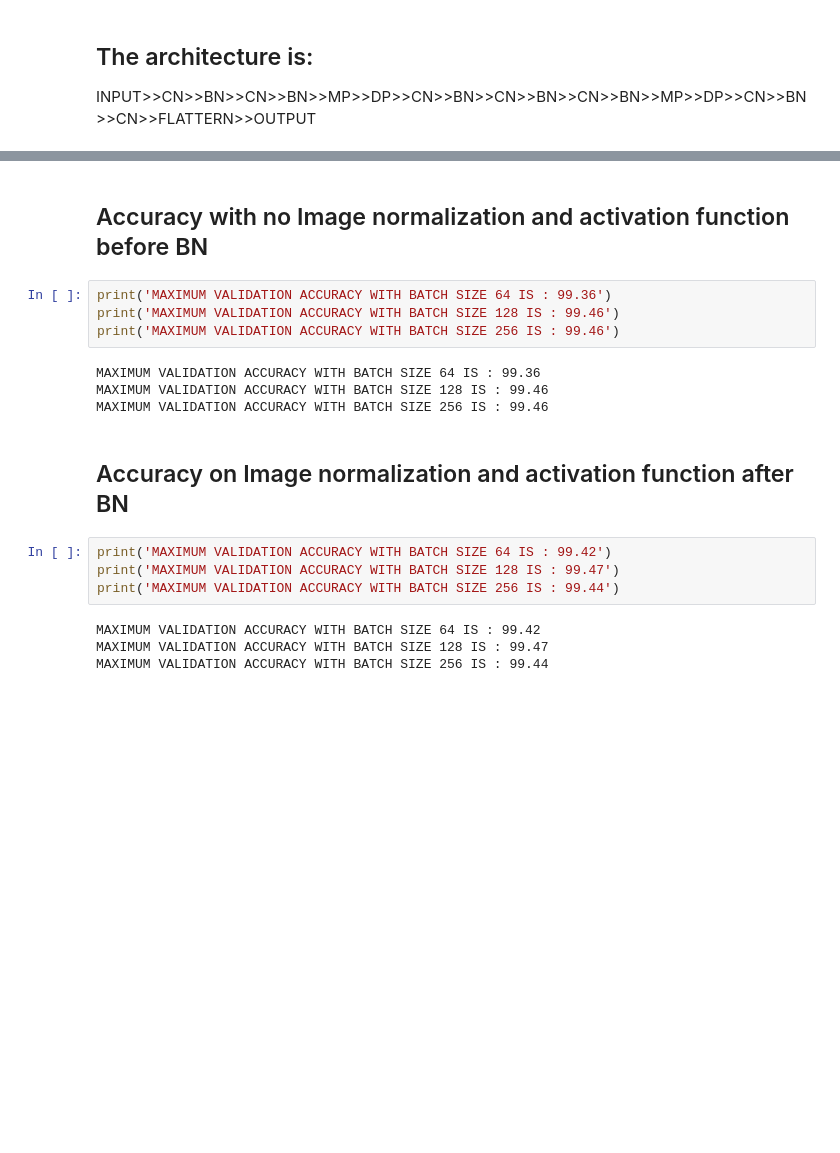
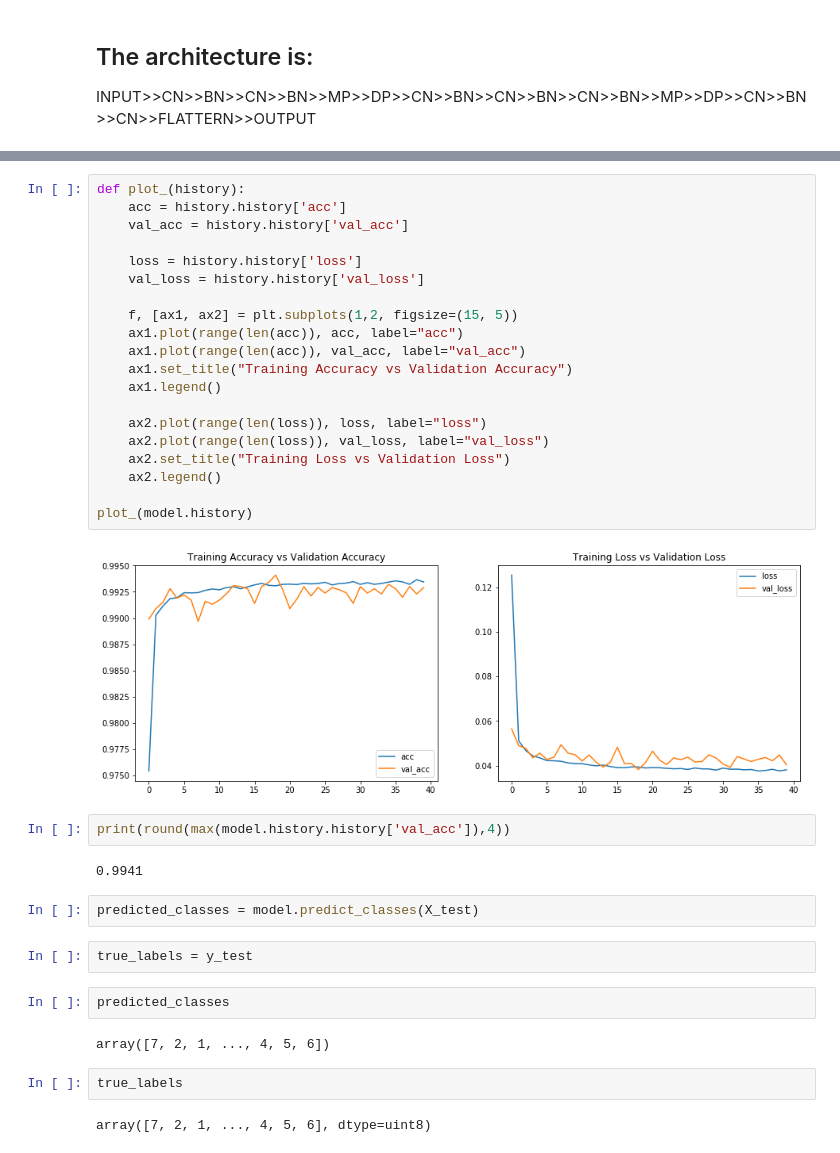
Before and after one commit to inboxpraveen/EVA-SchoolOfAi-2019, a Jupyter notebook: P5/5.ipynb, the cells around one changed output, grey strips where cells are left out. Saved outputs shown, nothing was run; the diff lists cells and outputs as text; blank space fills up the shorter version.

```diff
--- a/P5/5.ipynb
+++ b/P5/5.ipynb
@@ -261,20 +225,38 @@ Wall time: 43min 12s
-# %% [markdown]
-## Accuracy with no Image normalization and activation function before BN
-# %%
-print('MAXIMUM VALIDATION ACCURACY WITH BATCH SIZE 64 IS : 99.36')
-print('MAXIMUM VALIDATION ACCURACY WITH BATCH SIZE 128 IS : 99.46')
-print('MAXIMUM VALIDATION ACCURACY WITH BATCH SIZE 256 IS : 99.46')
-# %% [output]
-MAXIMUM VALIDATION ACCURACY WITH BATCH SIZE 64 IS : 99.36
-MAXIMUM VALIDATION ACCURACY WITH BATCH SIZE 128 IS : 99.46
-MAXIMUM VALIDATION ACCURACY WITH BATCH SIZE 256 IS : 99.46
-# %% [markdown]
-## Accuracy on Image normalization and activation function after BN
-# %%
-print('MAXIMUM VALIDATION ACCURACY WITH BATCH SIZE 64 IS : 99.42')
-print('MAXIMUM VALIDATION ACCURACY WITH BATCH SIZE 128 IS : 99.47')
-print('MAXIMUM VALIDATION ACCURACY WITH BATCH SIZE 256 IS : 99.44')
-# %% [output]
-MAXIMUM VALIDATION ACCURACY WITH BATCH SIZE 64 IS : 99.42
-MAXIMUM VALIDATION ACCURACY WITH BATCH SIZE 128 IS : 99.47
-MAXIMUM VALIDATION ACCURACY WITH BATCH SIZE 256 IS : 99.44
+# %%
+def plot_(history):
+    acc = history.history['acc']
+    val_acc = history.history['val_acc']
+
+    loss = history.history['loss']
+    val_loss = history.history['val_loss']
+
+    f, [ax1, ax2] = plt.subplots(1,2, figsize=(15, 5))
+    ax1.plot(range(len(acc)), acc, label="acc")
+    ax1.plot(range(len(acc)), val_acc, label="val_acc")
+    ax1.set_title("Training Accuracy vs Validation Accuracy")
+    ax1.legend()
+
+    ax2.plot(range(len(loss)), loss, label="loss")
+    ax2.plot(range(len(loss)), val_loss, label="val_loss")
+    ax2.set_title("Training Loss vs Validation Loss")
+    ax2.legend()
+
+plot_(model.history)
+# %% [output]
+[figure, added]
+# %%
+print(round(max(model.history.history['val_acc']),4))
+# %% [output]
+0.9941
+# %%
+predicted_classes = model.predict_classes(X_test)
+# %%
+true_labels = y_test
+# %%
+predicted_classes
+# %% [output]
+array([7, 2, 1, ..., 4, 5, 6])
+# %%
+true_labels
+# %% [output]
+array([7, 2, 1, ..., 4, 5, 6], dtype=uint8)
```
Also changed, not shown: parts of 9 cells of this notebook.
